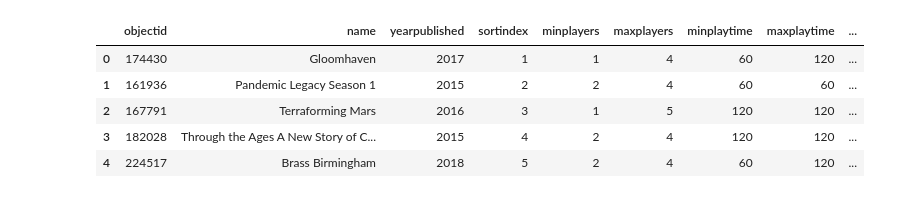
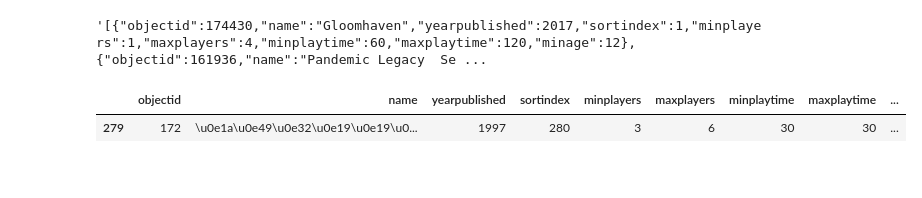
Before and after one commit to CaioCastro1/Dice-Co, a Jupyter notebook: treinamento_analise_exploratoria/bases_e_codigos/primeira_api.ipynb, the cells around one changed output. Drawn from its saved outputs; the diff is of its cells as text; code cells hidden in the pictures.

```diff
--- a/treinamento_analise_exploratoria/bases_e_codigos/primeira_api.ipynb
+++ b/treinamento_analise_exploratoria/bases_e_codigos/primeira_api.ipynb
@@ -1,6 +1,4 @@
 # %%
-#oi caio
-
 import http.client
 
 conn = http.client.HTTPSConnection("treinamento-ndados.s3.sa-east-1.amazonaws.com")
@@ -14,22 +12,21 @@ payload = ""
 
 conn.request("GET", "/boardgames_information_raw.json", payload, headersList)
 response = conn.getresponse()
-result = response.read() aaaaa
+result = response.read()
+result.decode("utf-8")
+# %% [output]
+'[{"objectid":174430,"name":"Gloomhaven","yearpublished":2017,"sortindex":1,"minplayers":1,"maxplayers":4,"minplaytime":60,"maxplaytime":120,"minage":12},{"objectid":161936,"name":"Pandemic Legacy  Se ...
 # %%
 import json
 import pandas as pd
 from pandas import json_normalize
 
 json_file = json.loads(result)
 df = json_normalize(json_file)
-df.head()
+df
 # %% [output]
 |  | objectid | name | yearpublished | sortindex | minplayers | maxplayers | minplaytime | maxplaytime | ... |
-| 0 | 174430 | Gloomhaven | 2017 | 1 | 1 | 4 | 60 | 120 | ... |
-| 1 | 161936 | Pandemic Legacy Season 1 | 2015 | 2 | 2 | 4 | 60 | 60 | ... |
-| 2 | 167791 | Terraforming Mars | 2016 | 3 | 1 | 5 | 120 | 120 | ... |
-| 3 | 182028 | Through the Ages A New Story of C... | 2015 | 4 | 2 | 4 | 120 | 120 | ... |
-| 4 | 224517 | Brass Birmingham | 2018 | 5 | 2 | 4 | 60 | 120 | ... |
+| 279 | 172 | \u0e1a\u0e49\u0e32\u0e19\u0e19\u0... | 1997 | 280 | 3 | 6 | 30 | 30 | ... |
 # %%
 file_name = 'primeira_api.xlsx'
 df.to_excel(file_name)
```
Also changed, not shown: parts of 1 cell of this notebook.
